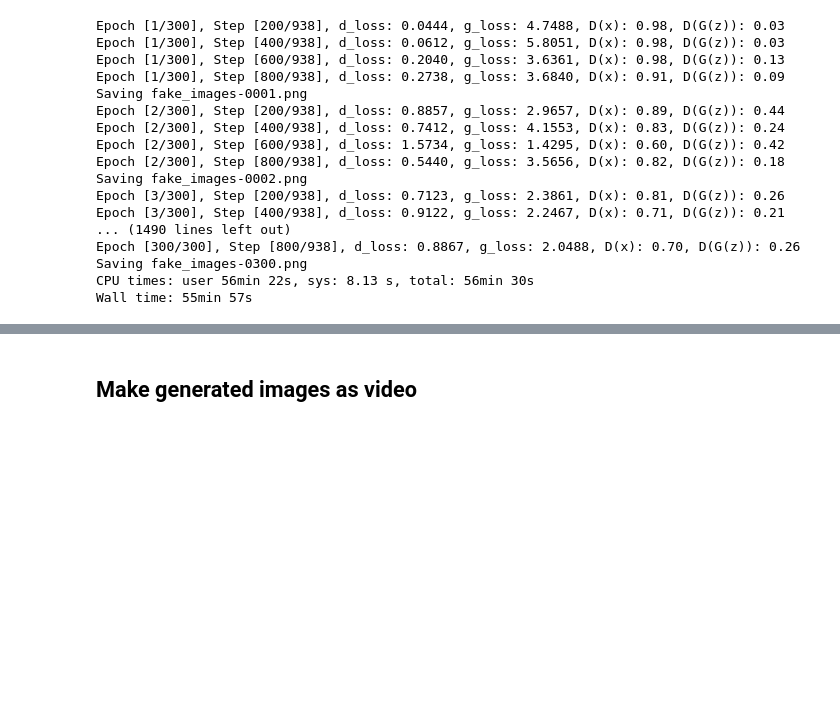
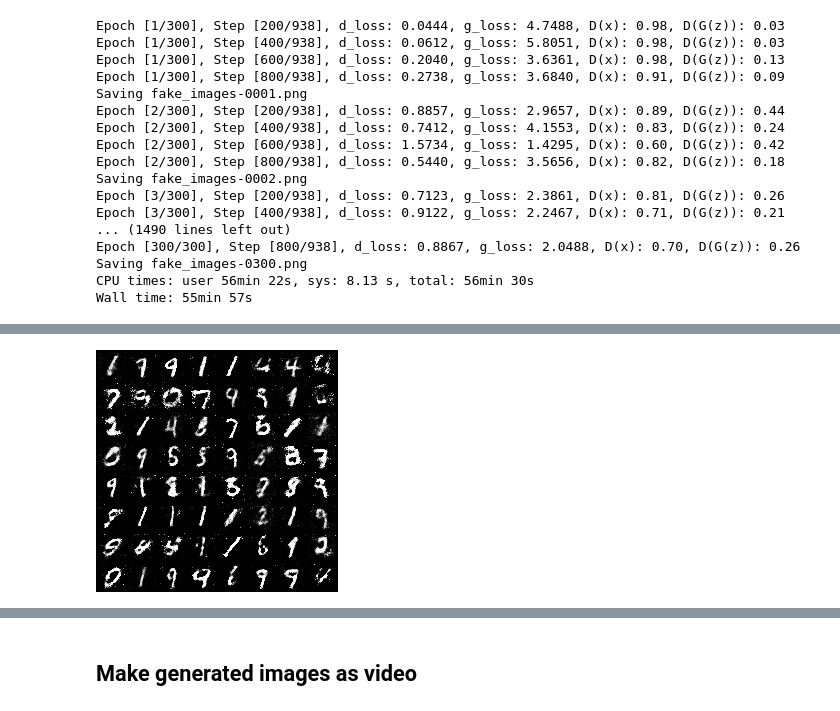
Before and after one commit to sophot/gans, a Jupyter notebook: gan_mnist.ipynb, the cells around one changed output, grey strips where cells are left out. Saved outputs shown, nothing was run; the diff lists cells and outputs as text; code cells hidden in the pictures; blank space fills up the shorter version.

```diff
--- a/gan_mnist.ipynb
+++ b/gan_mnist.ipynb
@@ -339,0 +346,4 @@ Wall time: 55min 57s
+# %%
+Image('./mnist_gans/samples/fake_images-0050.png')
+# %% [output]
+[figure, added]
```
Also changed, not shown: parts of 8 cells of this notebook, 8 other files.
